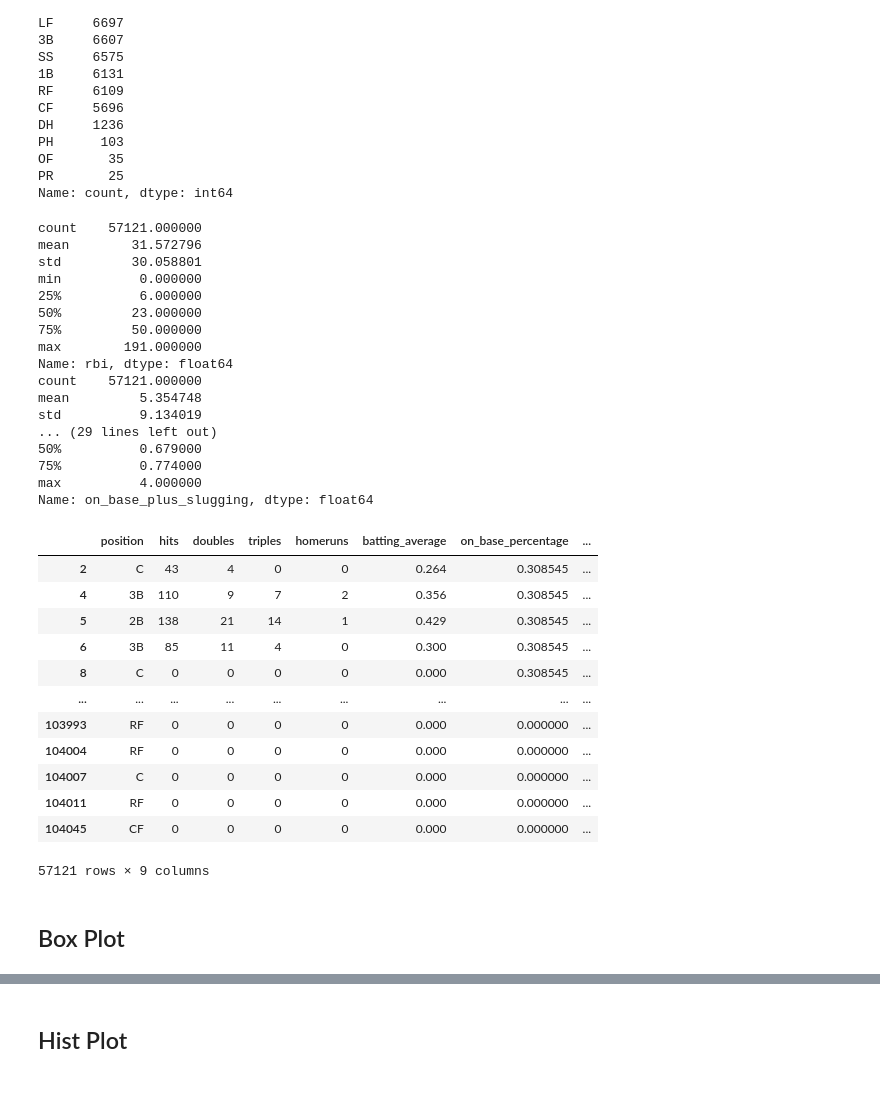
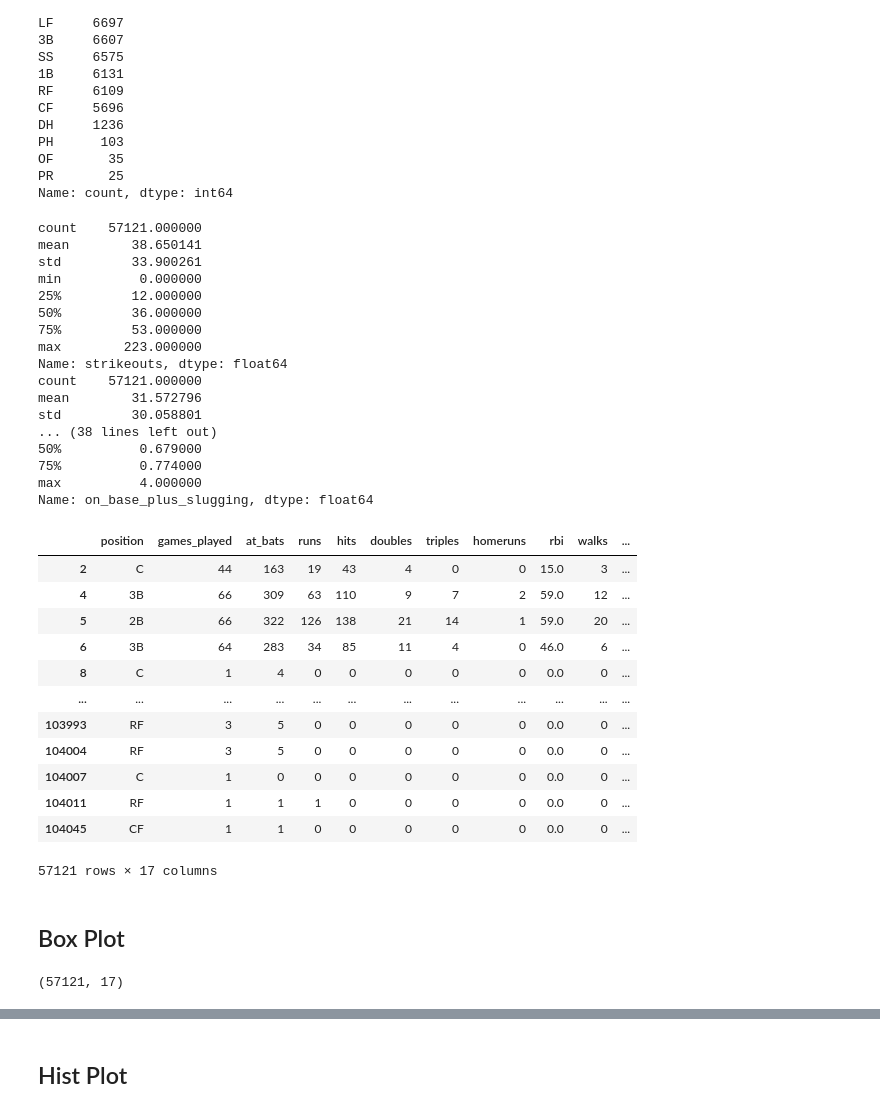
Before and after one commit to encore-ai-240909/eda_workspace, a Jupyter notebook: Team333/baseball.ipynb, the cells around one changed output, grey strips where cells are left out. Cells and saved outputs as stored; diff of their text form; code cells hidden in the pictures.

```diff
--- a/Team333/baseball.ipynb
+++ b/Team333/baseball.ipynb
@@ -70,9 +71,9 @@ PR       25
 Name: count, dtype: int64
 # %%
 # 결측치 수정 필요해 보이는 컬럼
-# rbi, stolen_bases, caught_stealing, on_base_percentage,on_base_plus_slugging
+# strikeouts,rbi, stolen_bases, caught_stealing, on_base_percentage,on_base_plus_slugging
 
-columns = ['rbi', 'stolen_bases', 'caught_stealing', 'on_base_percentage','on_base_plus_slugging']
+columns = ['strikeouts','rbi', 'stolen_bases', 'caught_stealing', 'on_base_percentage','on_base_plus_slugging']
 
 for i in range(len(columns)):
     column = columns[i]
@@ -81,44 +82,46 @@ for i in range(len(columns)):
     mlb_df[column] = mlb_df[column].fillna(rbi_mean)
     print(mlb_df[column].describe())
 # %% [output]
+count    57121.000000
+mean        38.650141
+std         33.900261
+min          0.000000
+25%         12.000000
+50%         36.000000
+75%         53.000000
+max        223.000000
+Name: strikeouts, dtype: float64
 count    57121.000000
 mean        31.572796
 std         30.058801
-min          0.000000
-25%          6.000000
-50%         23.000000
-75%         50.000000
-max        191.000000
-Name: rbi, dtype: float64
-count    57121.000000
-mean         5.354748
-std          9.134019
-... (29 lines left out)
+... (38 lines left out)
 50%          0.679000
 75%          0.774000
 max          4.000000
 Name: on_base_plus_slugging, dtype: float64
 # %%
-columns = ['season', 'first_name', 'last_name', 'link','team',
-       'games_played', 'at_bats', 'runs', 'rbi', 'walks', 'strikeouts', 'stolen_bases',
-       'caught_stealing']
+columns = ['season', 'first_name', 'last_name', 'link','team']
 
 mlb_df = mlb_df.drop(columns, axis=1)
 mlb_df
 # %% [output]
-|  | position | hits | doubles | triples | homeruns | batting_average | on_base_percentage | ... |
-| 2 | C | 43 | 4 | 0 | 0 | 0.264 | 0.308545 | ... |
-| 4 | 3B | 110 | 9 | 7 | 2 | 0.356 | 0.308545 | ... |
-| 5 | 2B | 138 | 21 | 14 | 1 | 0.429 | 0.308545 | ... |
-| 6 | 3B | 85 | 11 | 4 | 0 | 0.300 | 0.308545 | ... |
-| 8 | C | 0 | 0 | 0 | 0 | 0.000 | 0.308545 | ... |
-| ... | ... | ... | ... | ... | ... | ... | ... | ... |
-| 103993 | RF | 0 | 0 | 0 | 0 | 0.000 | 0.000000 | ... |
-| 104004 | RF | 0 | 0 | 0 | 0 | 0.000 | 0.000000 | ... |
-| 104007 | C | 0 | 0 | 0 | 0 | 0.000 | 0.000000 | ... |
-| 104011 | RF | 0 | 0 | 0 | 0 | 0.000 | 0.000000 | ... |
-| 104045 | CF | 0 | 0 | 0 | 0 | 0.000 | 0.000000 | ... |
+|  | position | games_played | at_bats | runs | hits | doubles | triples | homeruns | rbi | walks | ... |
+| 2 | C | 44 | 163 | 19 | 43 | 4 | 0 | 0 | 15.0 | 3 | ... |
+| 4 | 3B | 66 | 309 | 63 | 110 | 9 | 7 | 2 | 59.0 | 12 | ... |
+| 5 | 2B | 66 | 322 | 126 | 138 | 21 | 14 | 1 | 59.0 | 20 | ... |
+| 6 | 3B | 64 | 283 | 34 | 85 | 11 | 4 | 0 | 46.0 | 6 | ... |
+| 8 | C | 1 | 4 | 0 | 0 | 0 | 0 | 0 | 0.0 | 0 | ... |
+| ... | ... | ... | ... | ... | ... | ... | ... | ... | ... | ... | ... |
+| 103993 | RF | 3 | 5 | 0 | 0 | 0 | 0 | 0 | 0.0 | 0 | ... |
+| 104004 | RF | 3 | 5 | 0 | 0 | 0 | 0 | 0 | 0.0 | 0 | ... |
+| 104007 | C | 1 | 0 | 0 | 0 | 0 | 0 | 0 | 0.0 | 0 | ... |
+| 104011 | RF | 1 | 1 | 1 | 0 | 0 | 0 | 0 | 0.0 | 0 | ... |
+| 104045 | CF | 1 | 1 | 0 | 0 | 0 | 0 | 0 | 0.0 | 0 | ... |
-57121 rows × 9 columns
+57121 rows × 17 columns
 # %% [markdown]
 ## Box Plot
+# %%
+mlb_df.shape
+# %% [output]
+(57121, 17)
 # %%
```
Also changed, not shown: parts of 19 cells of this notebook, 6 other files.
